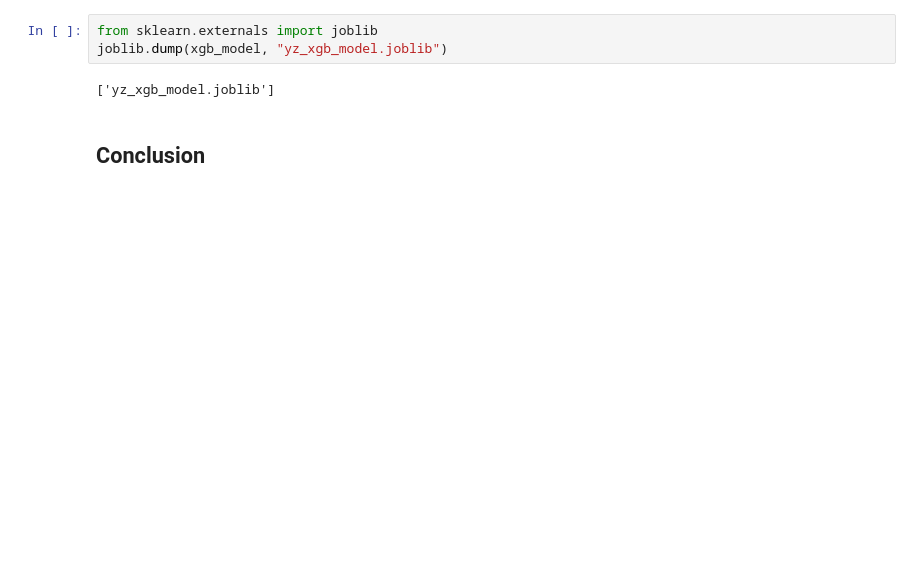
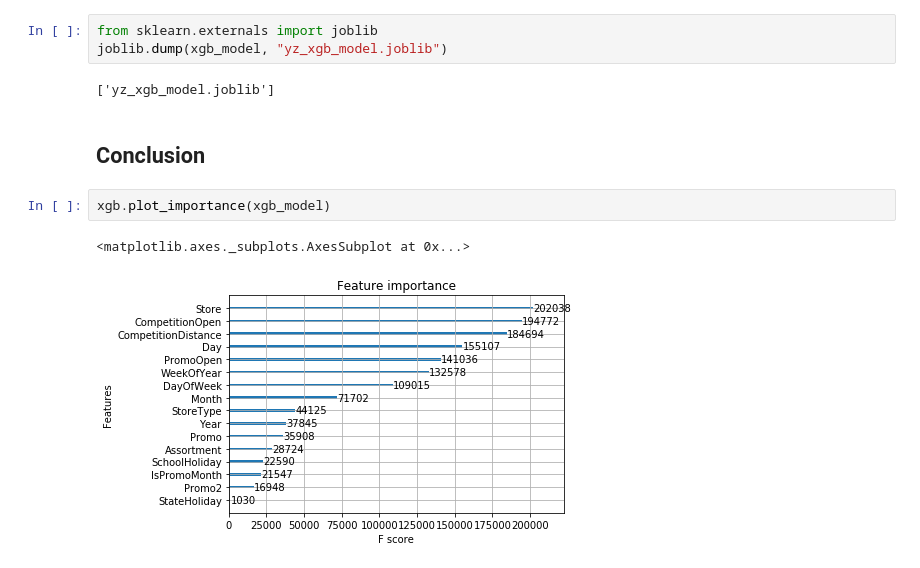
Before and after one commit to z1yuan/udacity, a Jupyter notebook: Machine_Learning_Engineer_Advanced_Nanodegree/Forecast_Rossmann_Store_Sales/Forecast_Rossmann_Store_Sales.ipynb, the cells around one changed output. Drawn from its saved outputs; the diff is of its cells as text; blank space fills up the shorter version.

```diff
--- a/Machine_Learning_Engineer_Advanced_Nanodegree/Forecast_Rossmann_Store_Sales/Forecast_Rossmann_Store_Sales.ipynb
+++ b/Machine_Learning_Engineer_Advanced_Nanodegree/Forecast_Rossmann_Store_Sales/Forecast_Rossmann_Store_Sales.ipynb
@@ -1759,3 +1843,8 @@ joblib.dump(xgb_model, "yz_xgb_model.joblib")
 ['yz_xgb_model.joblib']
 # %% [markdown]
 ## Conclusion
+# %%
+xgb.plot_importance(xgb_model)
+# %% [output]
+<matplotlib.axes._subplots.AxesSubplot at 0x...>
+[figure, added]
```
Also changed, not shown: parts of 9 cells of this notebook.
